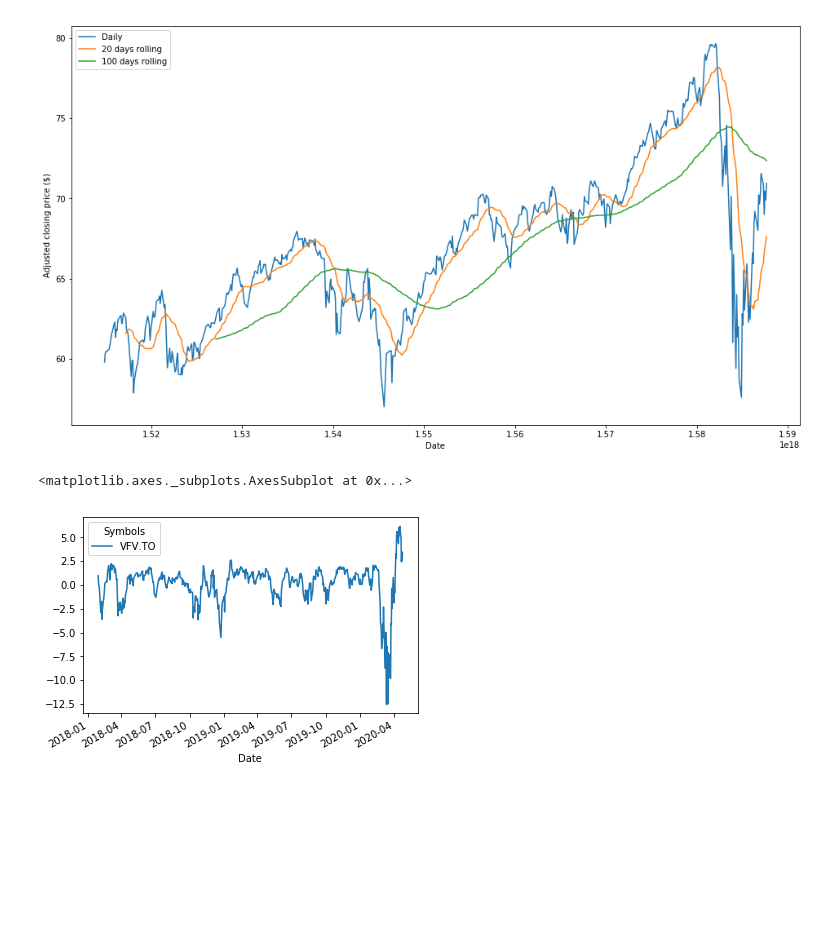
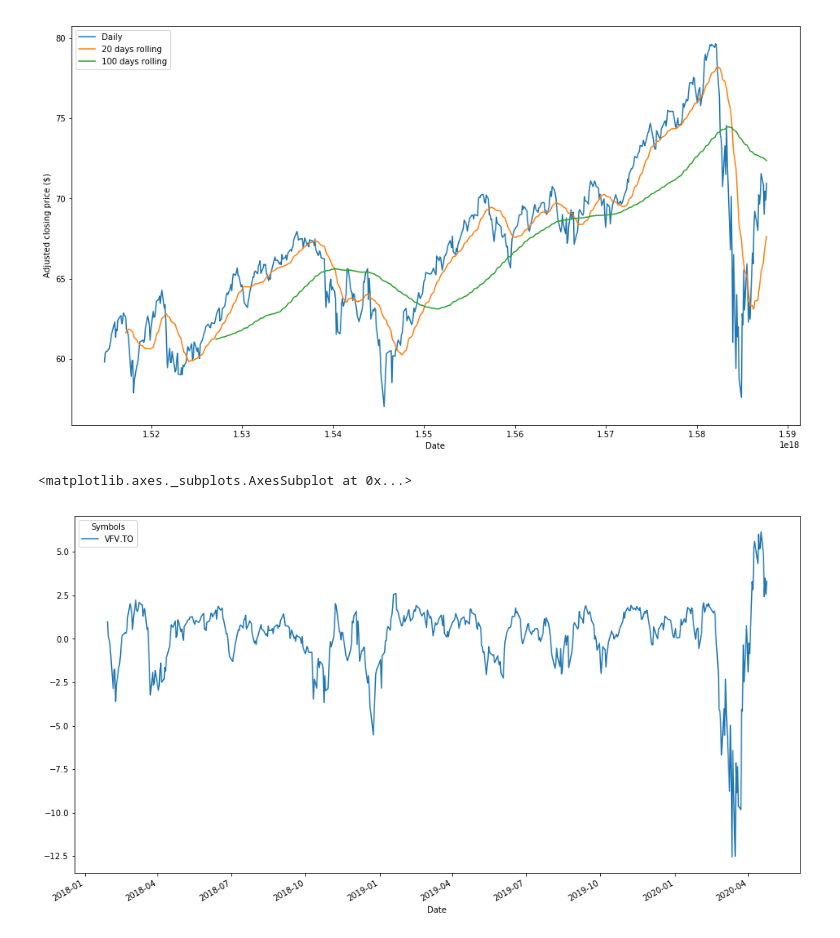
Before and after one commit to tlxu/Quanance, a Jupyter notebook: fqlib/sma_demo.ipynb, the cells around one changed output. Drawn from its saved outputs; the diff is of its cells as text; code cells hidden in the pictures; blank space fills up the shorter version.

```diff
--- a/fqlib/sma_demo.ipynb
+++ b/fqlib/sma_demo.ipynb
@@ -52,8 +54,9 @@ ax.legend()
 # %% [output]
 <matplotlib.legend.Legend at 0x...>
 [figure]
-# %%
-df_diff_daily_vs_sma20 = df_close-df
-# %% [output]
-<matplotlib.axes._subplots.AxesSubplot at 0x...>
-[figure, removed]
+# %%
+df_diff_daily_vs_sma20 = df_close - df_sma_20
+df_diff_daily_vs_sma20.plot(figsize=(16,9))
+# %% [output]
+<matplotlib.axes._subplots.AxesSubplot at 0x...>
+[figure, added]
```
Also changed, not shown: parts of 2 cells of this notebook.
